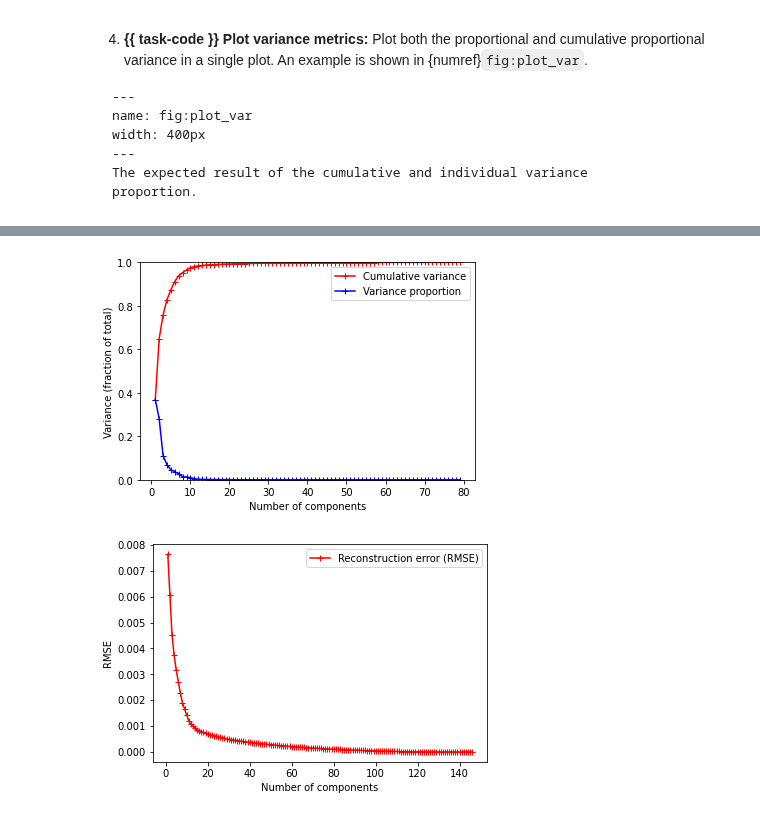
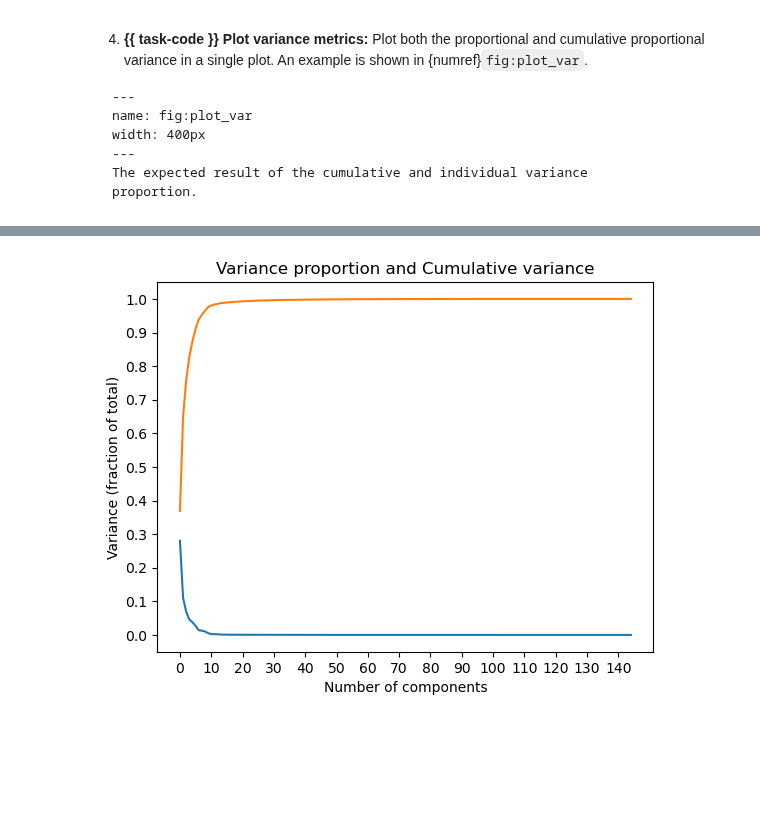
Before and after one commit to MikkelBerggreen/ITU-Introduction-to-Machine-Learning, a Jupyter notebook: source/exercises/W10-pca/pca_intro.ipynb, the cells around one changed output, grey strips where cells are left out. Saved outputs shown, nothing was run; the diff lists cells and outputs as text; code cells hidden in the pictures; blank space fills up the shorter version.

```diff
--- a/source/exercises/W10-pca/pca_intro.ipynb
+++ b/source/exercises/W10-pca/pca_intro.ipynb
@@ -97,12 +104,12 @@ def get_principle_components(shapes):
 # Step 6: Transforming the samples onto the new subspace (wk is expected to be reduced to k dimensions)
 # equation trans
 def transform(x, wk, u):
-    b = np.dot(np.transpose(wk), np.transpose(x - u))
+    b = np.dot(np.transpose(wk), (x - u))
     return b
 
 # equation inv
-def transformBack(b, wk, u):
-    x = np.dot(wk, np.transpose(b))
+def inverse_transform(b, wk, u):
+    x = np.dot(wk, b)
     for i in range(len(x)):
         x[i] = x[i] + u[i]
     return x
@@ -117,12 +124,12 @@ n_components = 146
 comp, val, mu = get_principle_components(shapes)
 
 used = comp[:, :n_components]
-print("Original shapes:\n", shapes)
+print("Original shapes:\n", shapes.shape, "\n", shapes)
 
 transformed = transform(shapes, used, mu)
-print("\nTransformed shapes:\n", transformed)
+print("\nTransformed shapes:\n", transformed.shape, "\n", transformed)
 
-transformedBack = transformBack(transformed, used, mu)
-print("\nTransformed back to original shapes:\n", transformedBack)
+transformedBack = inverse_transform(transformed, used, mu)
+print("\nTransformed back to original shapes:\n", transformedBack.shape, "\n", transformedBack)
 # %% [output]
 120
@@ -250,5 +238,31 @@ def cumulativeProportionalVariance(eigenValues, k):
 # %%
 # Write your implementation here.
+
+# 3 Calculate variance:
+def proportionalVariance(eigenValues, index):
+    return eigenValues[index] / np.sum(eigenValues)
+
+def cumulativeProportionalVariance(eigenValues, k):
+    return np.sum(eigenValues[:k]) / np.sum(eigenValues)
+
+
+# 4 Plot variance metrics:
+def plotVarianceMetrics():
+    comp, val, mu = get_principle_components(shapes)
+    allProp = []
+    allCum = []
+    for i in range(1, len(shapes[0])):
+        allProp.append(proportionalVariance(val, i))
+        allCum.append(cumulativeProportionalVariance(val, i))
+
+    plt.plot(allProp)
+    plt.plot(allCum)
+    plt.title("Variance proportion and Cumulative variance")
+    plt.xlabel("Number of components")
+    plt.ylabel("Variance (fraction of total)")
+    plt.xticks(np.arange(stop=146, step=10))
+    plt.yticks(np.arange(stop=1.1, step=0.1))
+
+plotVarianceMetrics()
 # %% [output]
-[figure, old version]
+[figure, new version]
-[figure, removed]
```
Also changed, not shown: parts of 3 cells of this notebook.
